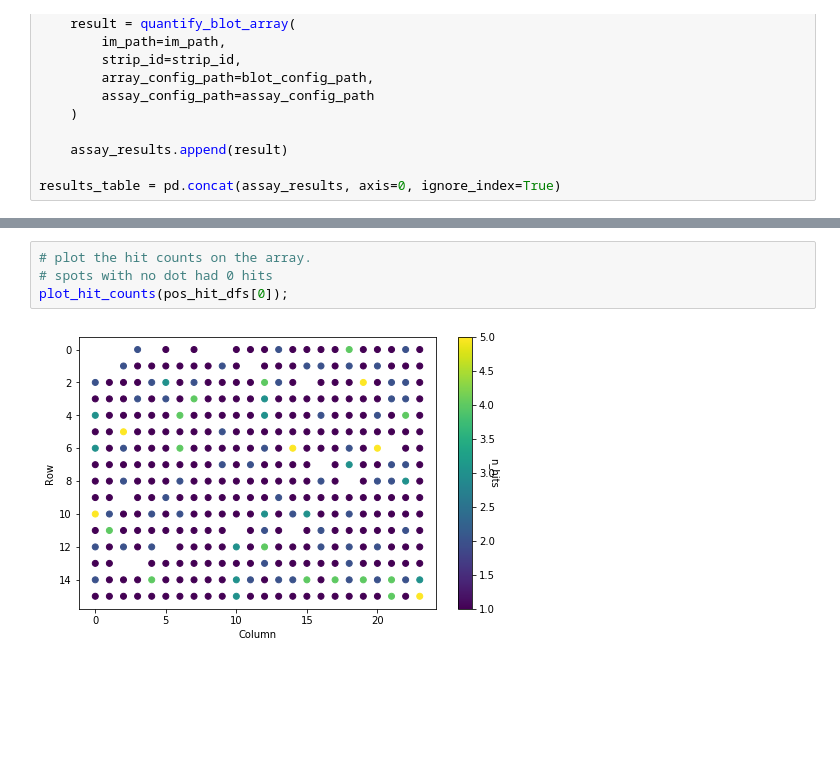
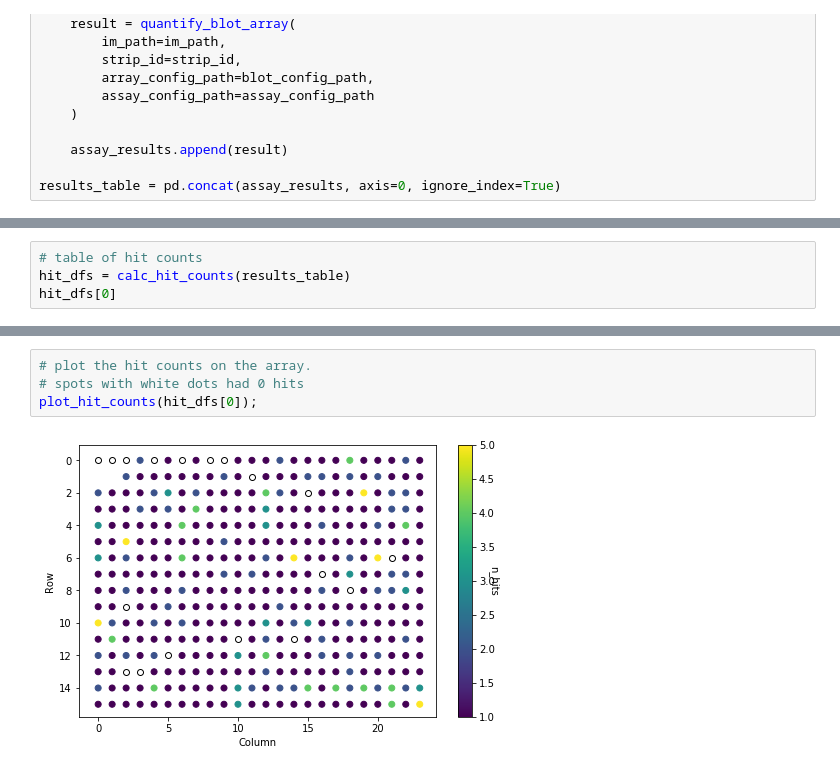
Before and after one commit to czbiohub/dotblotr, a Jupyter notebook: examples/multi_file_example.ipynb, the cells around one changed output, grey strips where cells are left out. Cells and saved outputs as stored; diff of their text form; blank space fills up the shorter version.

Commit message:
add hit counting and plotting

```diff
--- a/examples/multi_file_example.ipynb
+++ b/examples/multi_file_example.ipynb
@@ -97,0 +78,4 @@ pos_hit_dfs[0]
+# %%
+# table of hit counts
+hit_dfs = calc_hit_counts(results_table)
+hit_dfs[0]
@@ -98,6 +114,6 @@ pos_hit_dfs[0]
 # %%
 # plot the hit counts on the array.
-# spots with no dot had 0 hits
-plot_hit_counts(pos_hit_dfs[0]);
+# spots with white dots had 0 hits
+plot_hit_counts(hit_dfs[0]);
 # %% [output]
-[figure, old version]
+[figure, new version]
```
Also changed, not shown: parts of 16 cells of this notebook, 7 other files.
